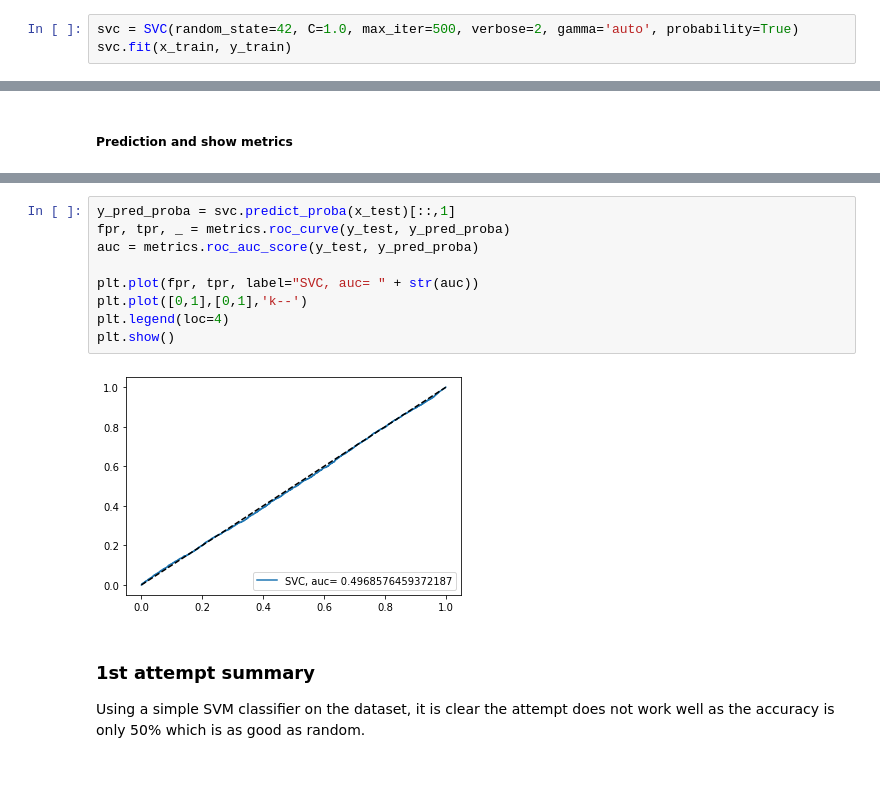
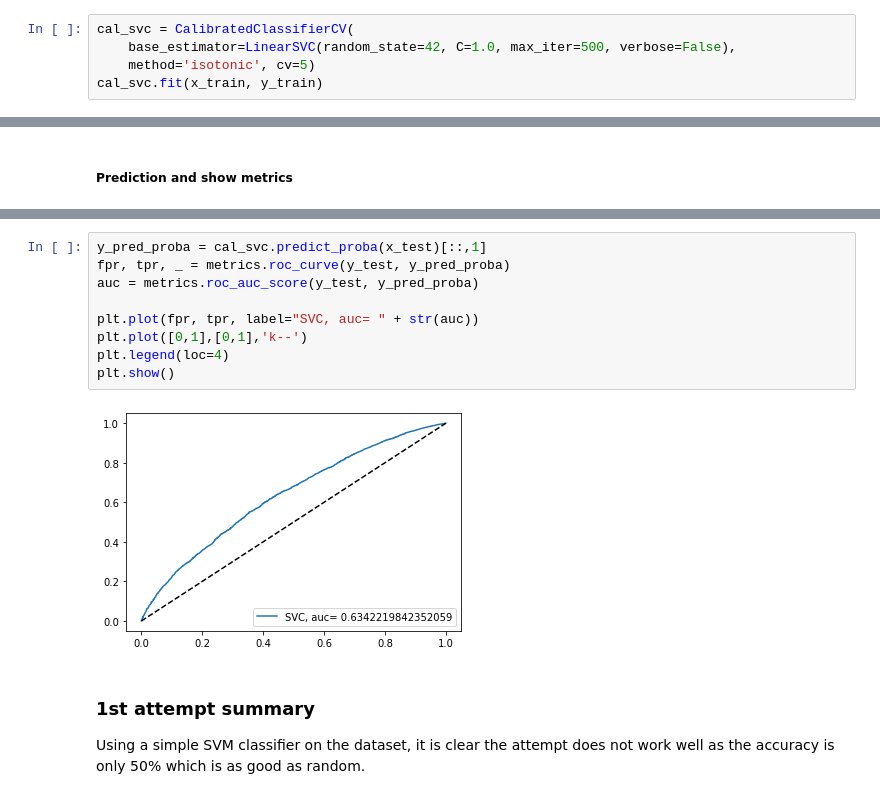
Before and after one commit to raymondng76/PRS-PSUPR-2019-08-13-IS1FT-CA1, a Jupyter notebook: code/CA1.ipynb, the cells around one changed output, grey strips where cells are left out. Cells and saved outputs as stored; diff of their text form.

Commit message:
Update CA1.ipynb
update all svc instance to use linearsvc

```diff
--- a/code/CA1.ipynb
+++ b/code/CA1.ipynb
@@ -85,6 +89,8 @@ x_train.describe()
 
 Build a model using basic linear SVC to see results
 # %%
-svc = SVC(random_state=42, C=1.0, max_iter=500, verbose=2, gamma='auto', probability=True)
-svc.fit(x_train, y_train)
+cal_svc = CalibratedClassifierCV(
+    base_estimator=LinearSVC(random_state=42, C=1.0, max_iter=500, verbose=False),
+    method='isotonic', cv=5)
+cal_svc.fit(x_train, y_train)
 # %% [output]
@@ -117,14 +126,14 @@ Accuracy:  0.5018457353798329
 # %%
-y_pred_proba = svc.predict_proba(x_test)[::,1]
+y_pred_proba = cal_svc.predict_proba(x_test)[::,1]
 fpr, tpr, _ = metrics.roc_curve(y_test, y_pred_proba)
 auc = metrics.roc_auc_score(y_test, y_pred_proba)
 
 plt.plot(fpr, tpr, label="SVC, auc= " + str(auc))
 plt.plot([0,1],[0,1],'k--')
 plt.legend(loc=4)
 plt.show()
 # %% [output]
-[figure, old version]
+[figure, new version]
 # %% [markdown]
 ### 1st attempt summary
 
```
Also changed, not shown: parts of 20 cells of this notebook.
